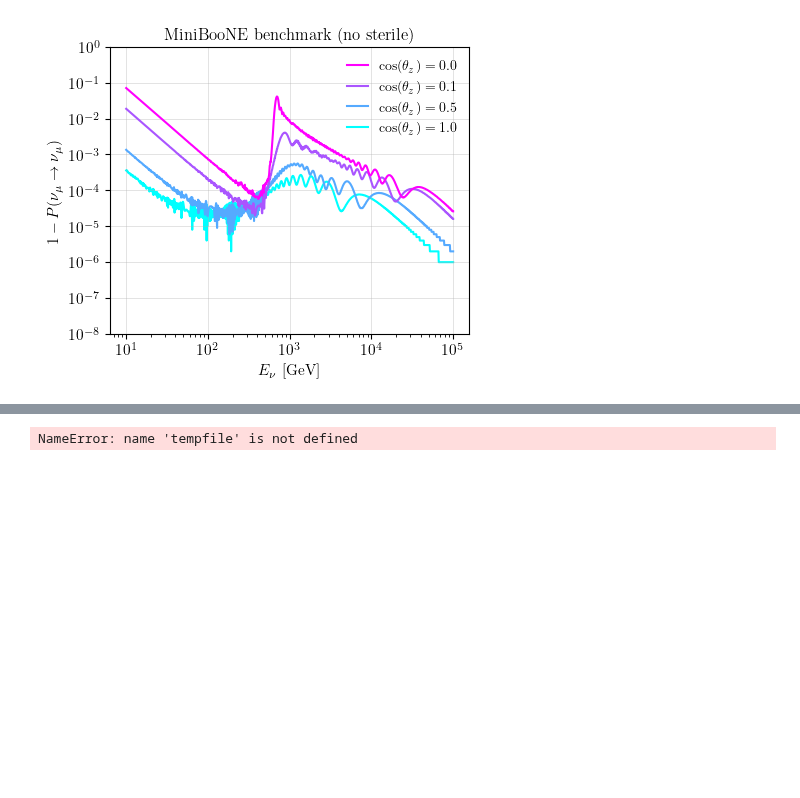
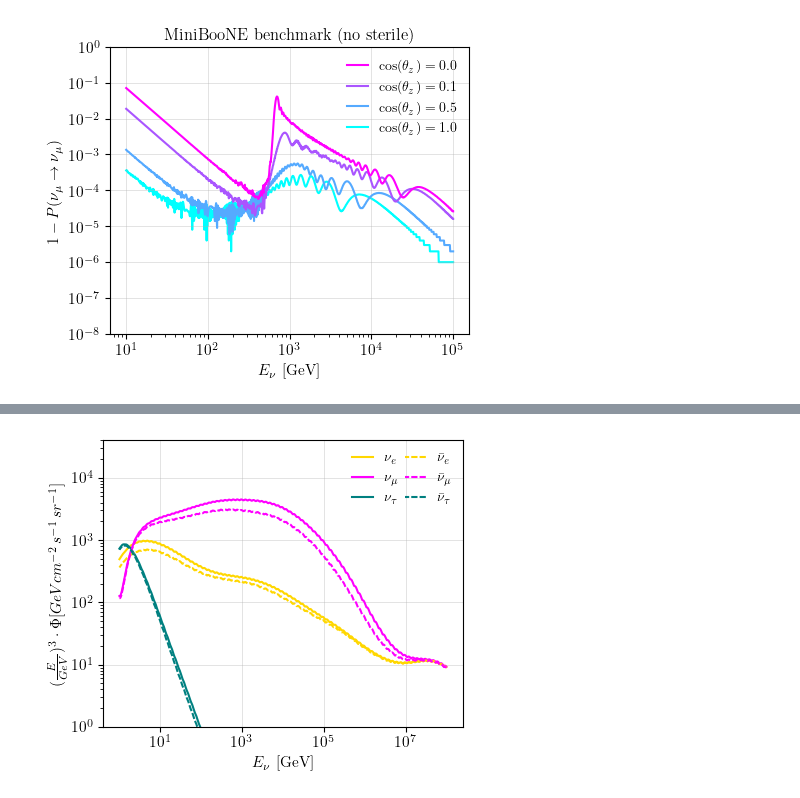
Before and after one commit to ConnorSponsler/For_Git, a Jupyter notebook: main_example_plots_Connor.ipynb, the cells around one changed output, grey strips where cells are left out. Drawn from its saved outputs; the diff is of its cells as text; code cells hidden in the pictures; blank space fills up the shorter version.

```diff
--- a/main_example_plots_Connor.ipynb
+++ b/main_example_plots_Connor.ipynb
@@ -320,42 +368,36 @@ fig.savefig('plots/4by4_osc_prob.pdf')
 # %%
 cosine, energies, data = read_cos_energy_data(1, "propagation/3_flav_production.txt")
 
 names = [ r'$\nu_e$', r'$\bar{\nu}_e$', r'$\nu_\mu$', r'$\bar{\nu}_\mu$', r'$\nu_\tau$', r'$\bar{\nu}_\tau$',]
 
 fig1, ax1 = std_fig()
 #for i in [0,2]:  # Loop over other columns as y-valuesu
 #    ax1.plot(energies/GeV, data[:, i+3], label= names[i+3],  color=cm.cool((i+.5)/3), zorder=2)
-ax1.plot(energies/GeV, data[:, 1], label= names[1],  color='gold', zorder=2)
-ax1.plot(energies/GeV, data[:, 3], label= names[3],  color='teal', zorder=2)
-ax1.plot(energies/GeV, 1 - data[:, 2], label= names[2],  color='magenta', zorder=2)
+ax1.plot(energies/GeV, data[:, 0]*(energies/GeV)**3, label= names[0],  color='gold', zorder=2)
+ax1.plot(energies/GeV, data[:, 1]*(energies/GeV)**3, label= names[2],  color='magenta', zorder=2)
+ax1.plot(energies/GeV, data[:, 2]*(energies/GeV)**3, label= names[4],  color='teal' ,zorder=2)
+ax1.plot(energies/GeV, data[:, 3]*(energies/GeV)**3, label= names[1],  color='gold', ls=(1,(3,1)),zorder=2)
+ax1.plot(energies/GeV, data[:, 4]*(energies/GeV)**3, label= names[3],  color='magenta', ls=(1,(3,1)),zorder=2)
+ax1.plot(energies/GeV, data[:, 5]*(energies/GeV)**3, label= names[5],  color='teal', ls=(1,(3,1)),zorder=2)
 
-ax1.plot(energies/GeV, data[:, 0], label= names[0],  color=cm.Greys_r(0.2+1/6), ls=(1,(3,1)), zorder=1)
 
 # Create a proxy artist for the empty space
 empty_handle = mlines.Line2D([], [], color='none')
 # Get handles and labels
 handles, labels = ax1.get_legend_handles_labels()
 
-# Create custom legend
-# First three labels in the first column, fourth label in the second column
-legend = plt.legend([handles[0], handles[1], handles[2], empty_handle,handles[3]],
-                    [labels[0], labels[1], labels[2], '', labels[3]],
-                    frameon=False, loc='upper right', ncol=2,
-                    handlelength=1.5, columnspacing=0.5)
 
 ax1.set_xlabel(r'$E_\nu$ [GeV]')  # Assuming the energy unit is electron volts (GeV)
-ax1.set_ylabel(r'$P(\nu_\mu \to \nu_f)$')
-ax1.set_title(r'MiniBooNE benchmark (no sterile) -- $\cos(\theta_{\rm z}) = 0$', fontsize=12)
-ax1.add_artist(legend)
-#ax1.legend(frameon=False, loc='upper right', ncol=2, handlelength=1.5, columnspacing=0.5)
+ax1.set_ylabel(r'$(\frac{E}{GeV})^3 \cdot \Phi [GeV cm^{-2}\,s^{-1}\,sr^{-1}]$')
 ax1.grid(which='major', linewidth=0.5,zorder=-1, alpha=0.5)
-
+ax1.legend(frameon=False, loc='upper right', ncol=2, handlelength=1.5, columnspacing=0.5)
 ax1.set_yscale('log')
 ax1.set_xscale('log')
-ax1.set_ylim(1e-8,0.03)
-yticks = [10**i for i in range(-8, 1)]
-ax1.set_yticks(yticks)
+ax1.set_ylim(1,)
+#yticks = [10**i for i in range(-8, 1)]
+#ax1.set_yticks(yticks)
 
-fig1.savefig('plots/example_3_osc_prob.pdf')
+
+fig1.savefig('plots/3_nurho_nu_surface_flux.pdf')
 # %% [output]
-NameError: name 'tempfile' is not defined
+[figure, added]
```
Also changed, not shown: parts of 9 cells of this notebook, 11 other files.
